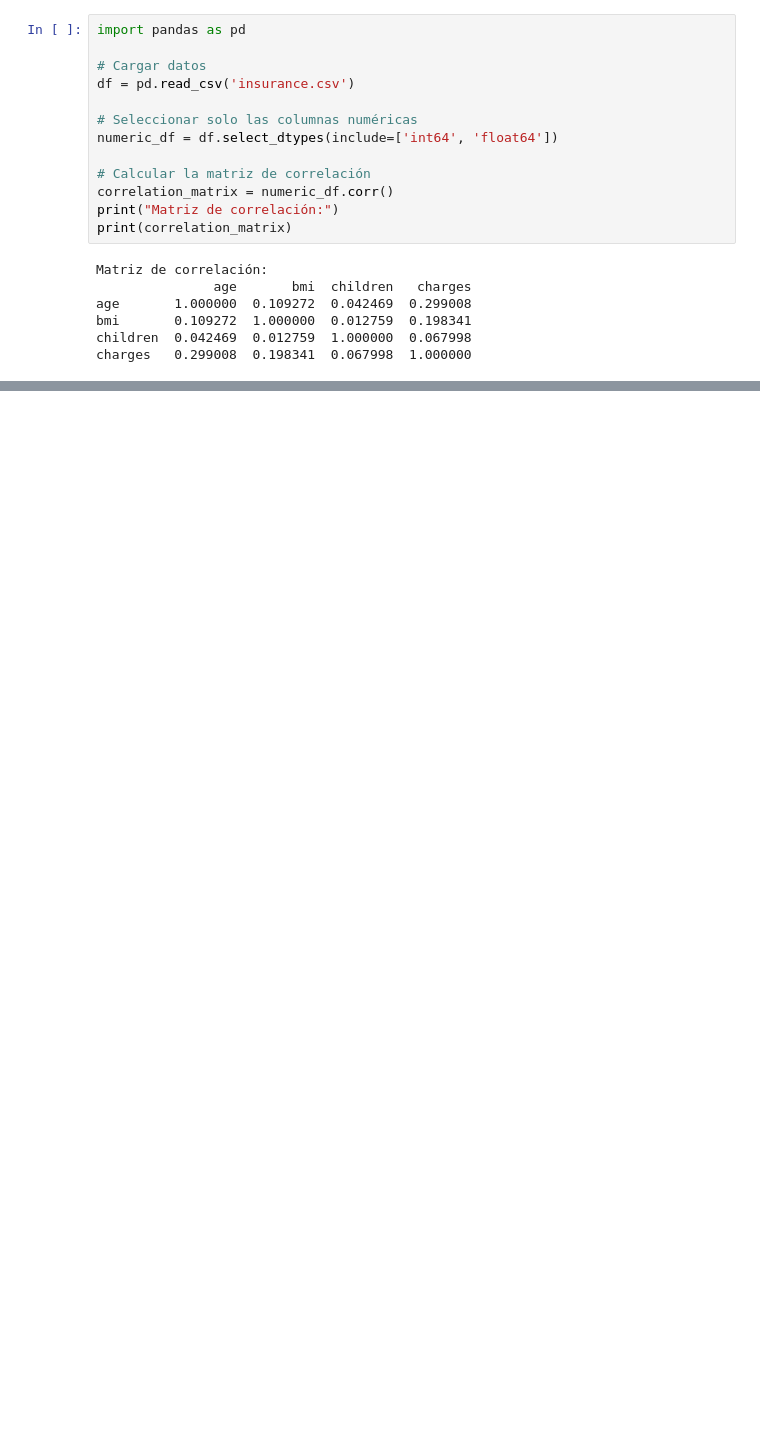
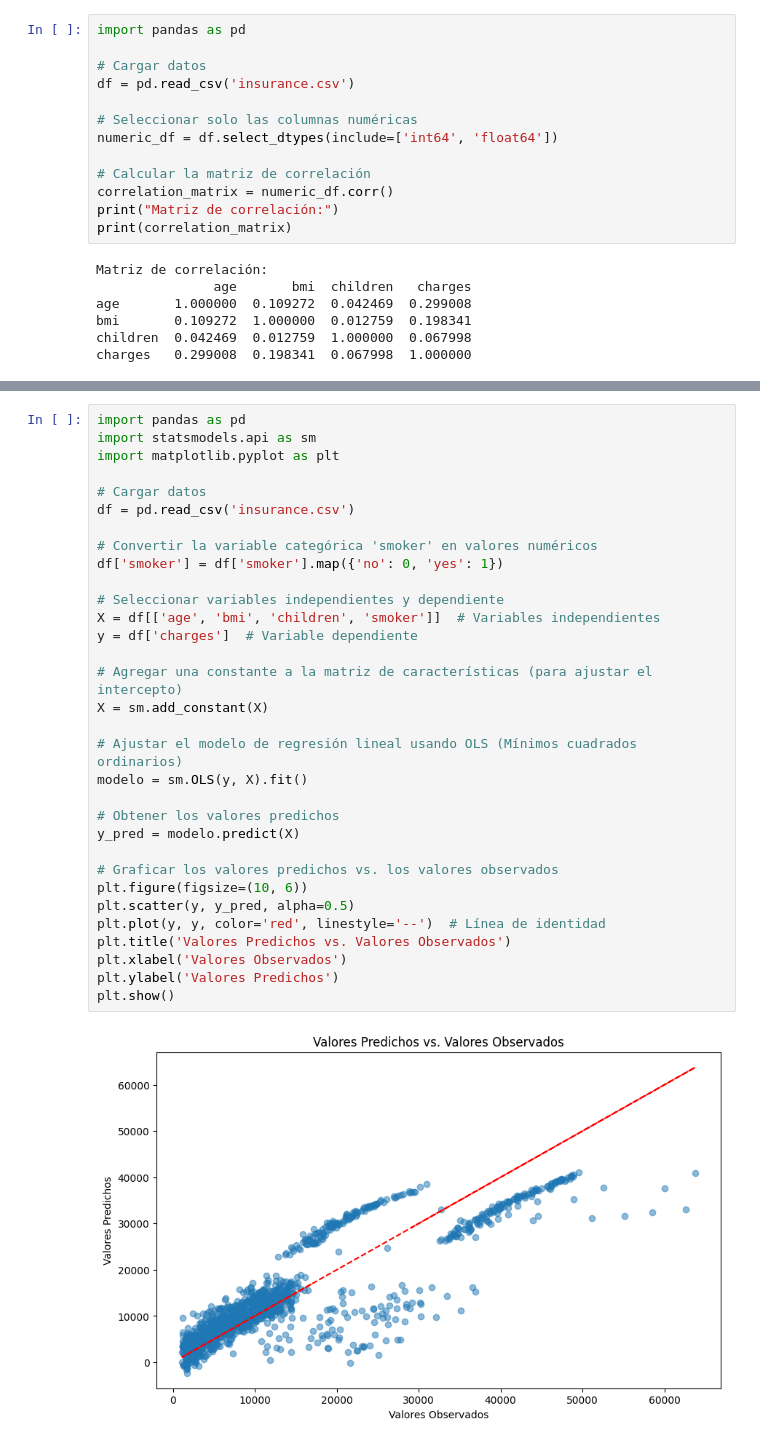
Before and after one commit to DanielaFlorez11/Caso1, a Jupyter notebook: caso.ipynb, the cells around one changed output, grey strips where cells are left out. Drawn from its saved outputs; the diff is of its cells as text; blank space fills up the shorter version.

```diff
--- a/caso.ipynb
+++ b/caso.ipynb
@@ -244,0 +199,34 @@ charges   0.299008  0.198341  0.067998  1.000000
+# %%
+import pandas as pd
+import statsmodels.api as sm
+import matplotlib.pyplot as plt
+
+# Cargar datos
+df = pd.read_csv('insurance.csv')
+
+# Convertir la variable categórica 'smoker' en valores numéricos
+df['smoker'] = df['smoker'].map({'no': 0, 'yes': 1})
+
+# Seleccionar variables independientes y dependiente
+X = df[['age', 'bmi', 'children', 'smoker']]  # Variables independientes
+y = df['charges']  # Variable dependiente
+
+# Agregar una constante a la matriz de características (para ajustar el intercepto)
+X = sm.add_constant(X)
+
+# Ajustar el modelo de regresión lineal usando OLS (Mínimos cuadrados ordinarios)
+modelo = sm.OLS(y, X).fit()
+
+# Obtener los valores predichos
+y_pred = modelo.predict(X)
+
+# Graficar los valores predichos vs. los valores observados
+plt.figure(figsize=(10, 6))
+plt.scatter(y, y_pred, alpha=0.5)
+plt.plot(y, y, color='red', linestyle='--')  # Línea de identidad
+plt.title('Valores Predichos vs. Valores Observados')
+plt.xlabel('Valores Observados')
+plt.ylabel('Valores Predichos')
+plt.show()
+# %% [output]
+[figure, added]
```
Also changed, not shown: parts of 10 cells of this notebook.
